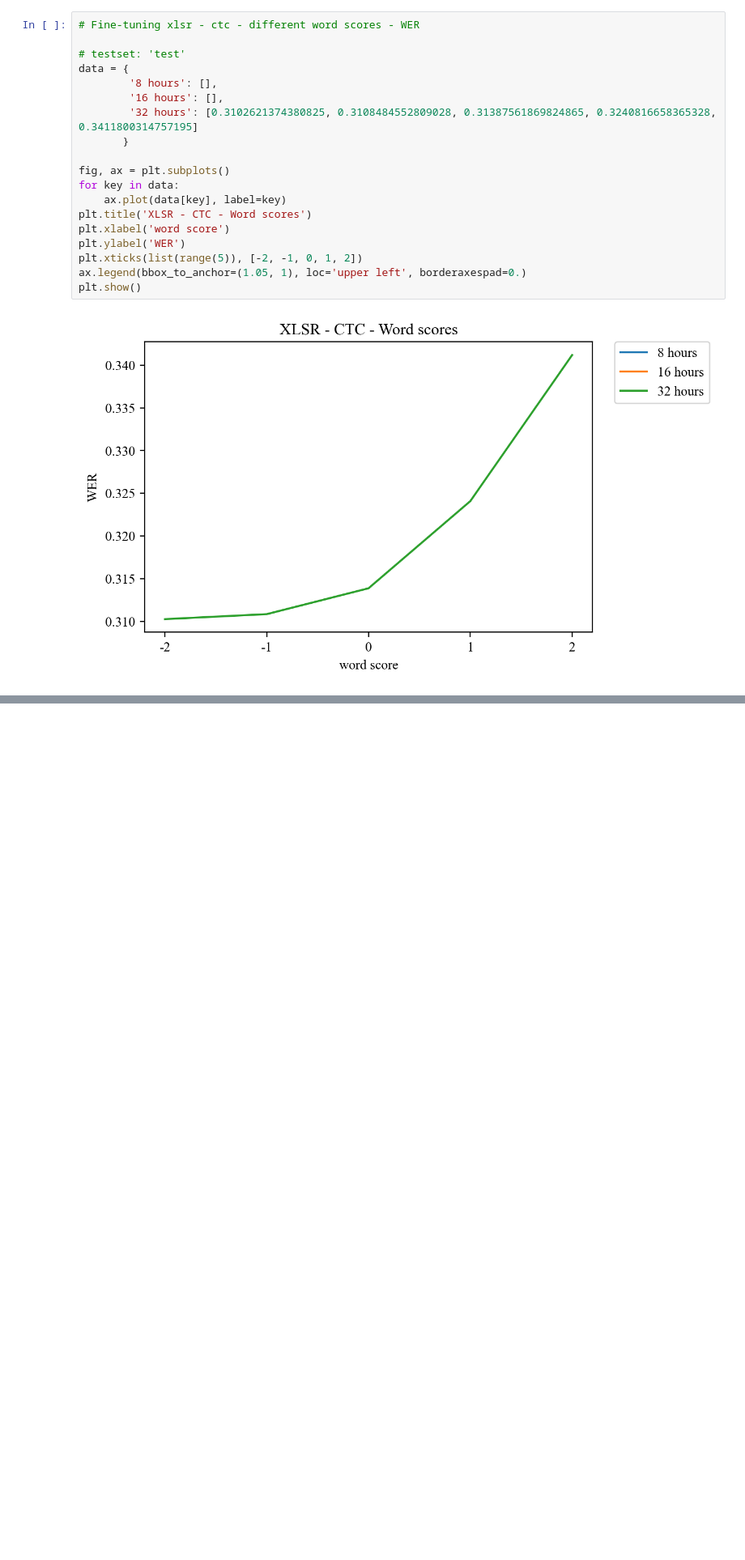
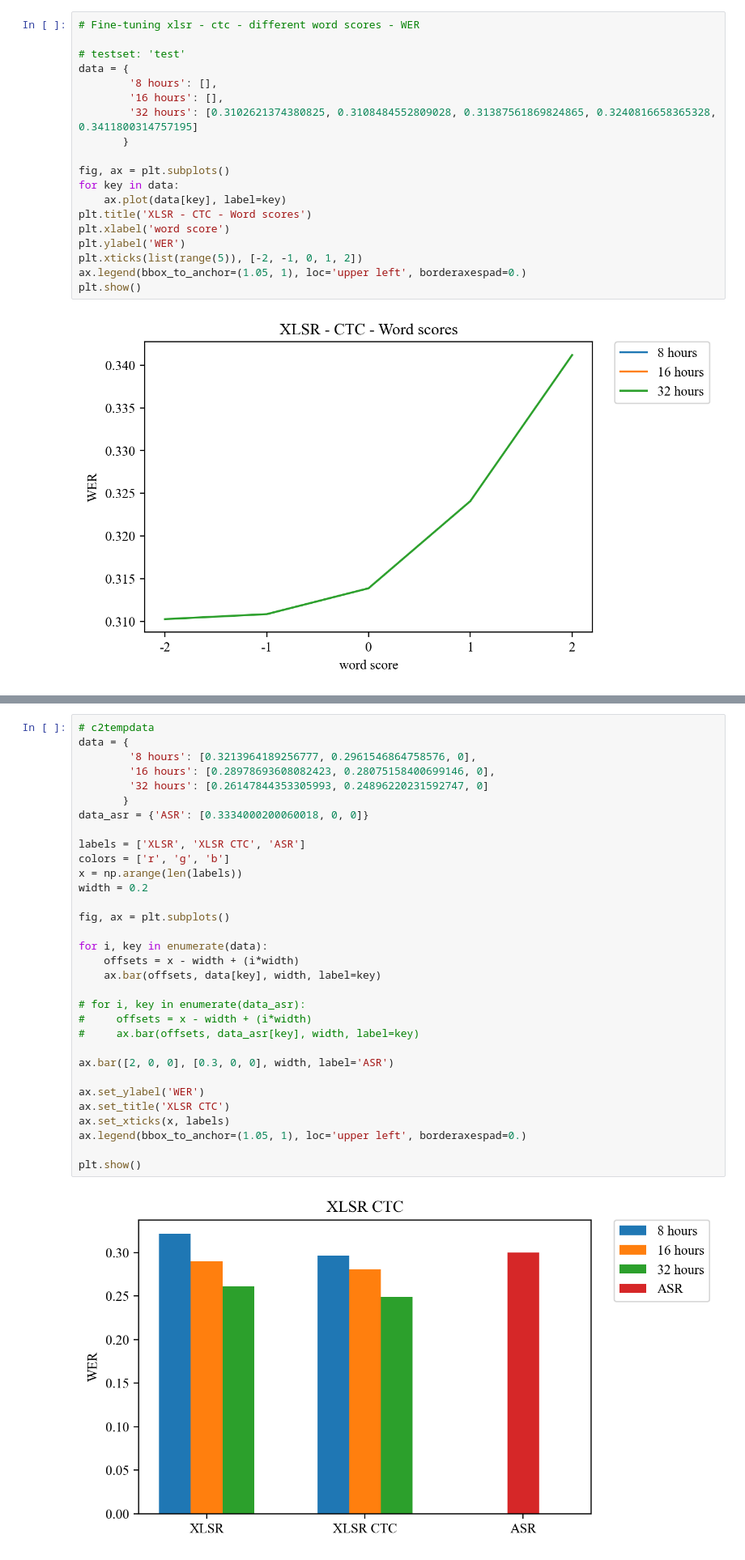
Before and after one commit to Thomaskolb/bsc-thesis, a Jupyter notebook: scripts/results/thesis-results.ipynb, the cells around one changed output, grey strips where cells are left out. Shown at 81% size. Saved outputs shown, nothing was run; the diff lists cells and outputs as text; blank space fills up the shorter version.

```diff
--- a/scripts/results/thesis-results.ipynb
+++ b/scripts/results/thesis-results.ipynb
@@ -351,0 +350,34 @@ plt.show()
+# %%
+# c2tempdata
+data = {
+        '8 hours': [0.3213964189256777, 0.2961546864758576, 0],
+        '16 hours': [0.28978693608082423, 0.28075158400699146, 0],
+        '32 hours': [0.26147844353305993, 0.24896220231592747, 0]
+       }
+data_asr = {'ASR': [0.3334000200060018, 0, 0]}
+
+labels = ['XLSR', 'XLSR CTC', 'ASR']
+colors = ['r', 'g', 'b']
+x = np.arange(len(labels))
+width = 0.2
+
+fig, ax = plt.subplots()
+
+for i, key in enumerate(data):
+    offsets = x - width + (i*width)
+    ax.bar(offsets, data[key], width, label=key)
+
+# for i, key in enumerate(data_asr):
+#     offsets = x - width + (i*width)
+#     ax.bar(offsets, data_asr[key], width, label=key)
+
+ax.bar([2, 0, 0], [0.3, 0, 0], width, label='ASR')
+
+ax.set_ylabel('WER')
+ax.set_title('XLSR CTC')
+ax.set_xticks(x, labels)
+ax.legend(bbox_to_anchor=(1.05, 1), loc='upper left', borderaxespad=0.)
+
+plt.show()
+# %% [output]
+[figure, added]
```
Also changed, not shown: parts of 2 cells of this notebook, 2 other files.
